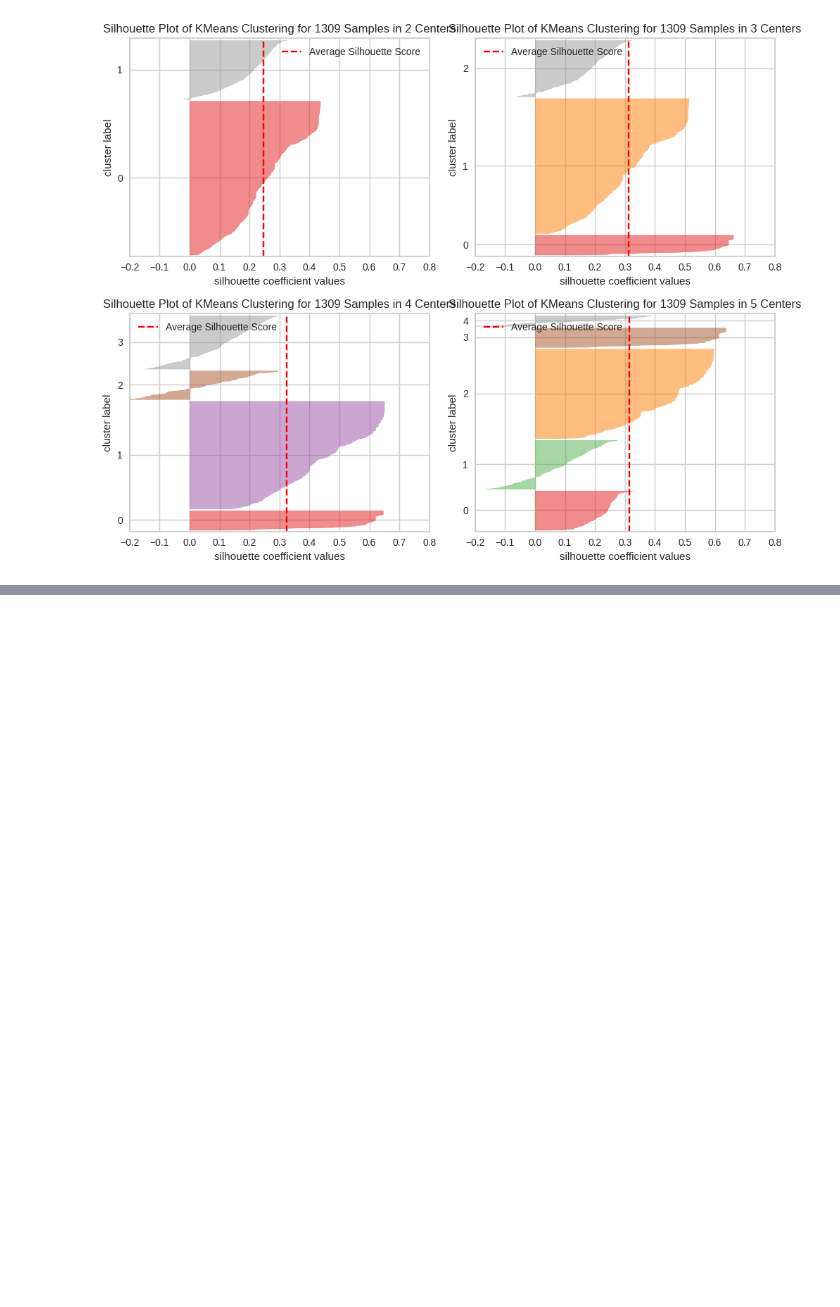
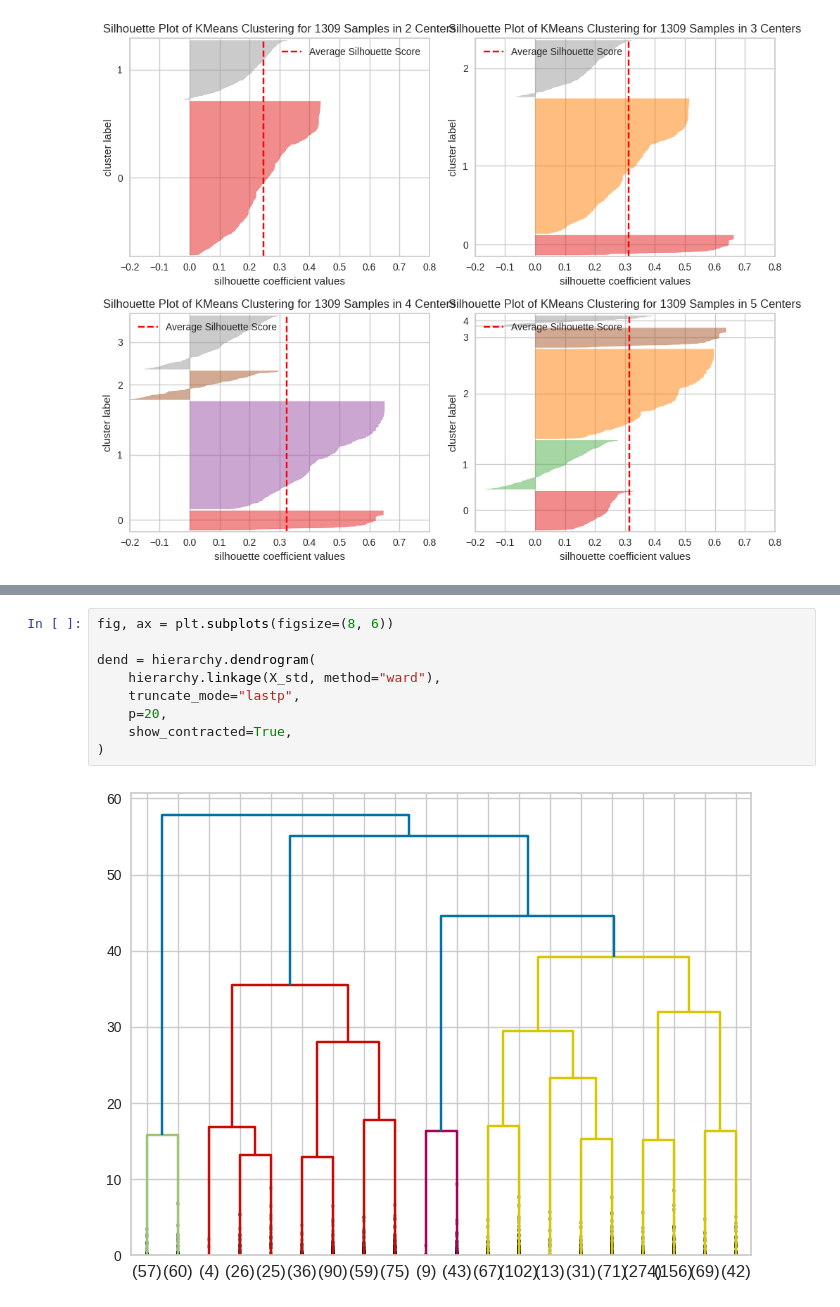
Before and after one commit to pcmoraesmenezes/Inteligencia-Artificial, a Jupyter notebook: Livros/Machine Learning - Guia de Referência Rápida/codigos/capitulo18.ipynb, the cells around one changed output, grey strips where cells are left out. Cells and saved outputs as stored; diff of their text form; blank space fills up the shorter version.

```diff
--- a/Livros/Machine Learning - Guia de Referência Rápida/codigos/capitulo18.ipynb
+++ b/Livros/Machine Learning - Guia de Referência Rápida/codigos/capitulo18.ipynb
@@ -180,0 +191,11 @@ plt.tight_layout()
+# %%
+fig, ax = plt.subplots(figsize=(8, 6))
+
+dend = hierarchy.dendrogram(
+    hierarchy.linkage(X_std, method="ward"),
+    truncate_mode="lastp",
+    p=20,
+    show_contracted=True,
+)
+# %% [output]
+[figure, added]
```
Also changed, not shown: parts of 16 cells of this notebook.
